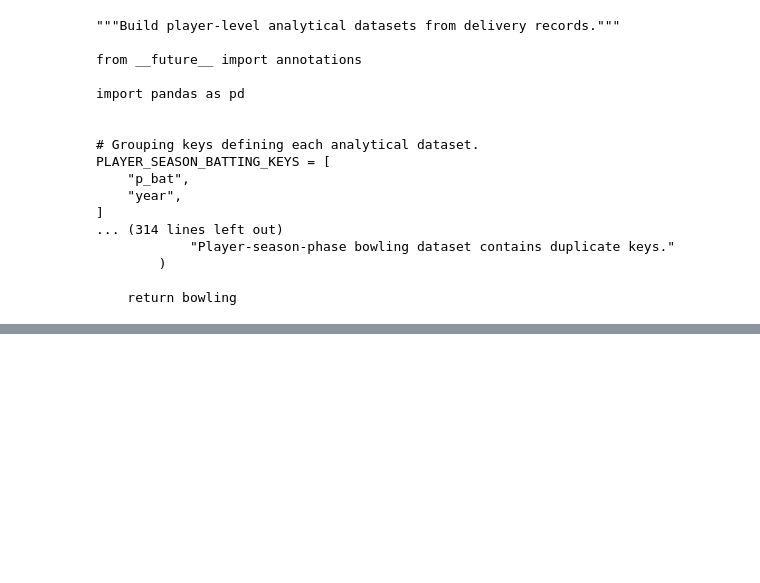
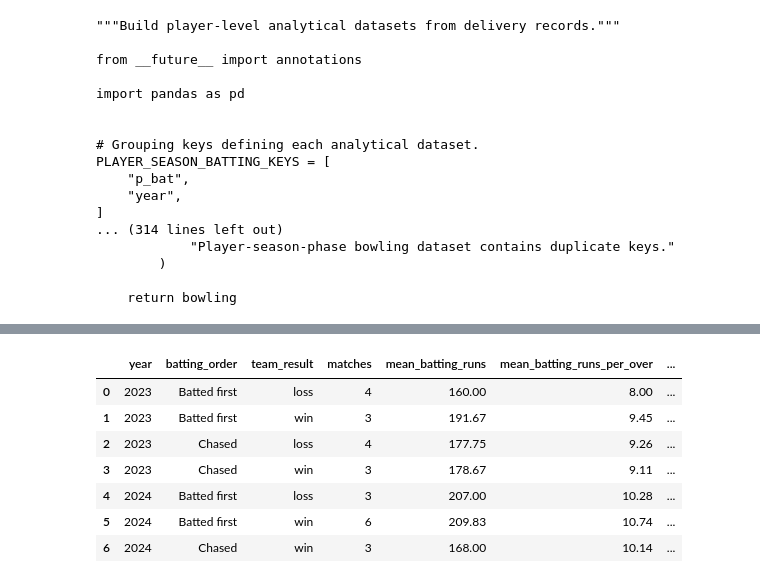
Before and after one commit to SohamBhow22/Hackathon_DPL2026, a Jupyter notebook: notebooks/03_kkr_performance_analysis.ipynb, the cells around one changed output, grey strips where cells are left out. Drawn from its saved outputs; the diff is of its cells as text; code cells hidden in the pictures; blank space fills up the shorter version.

Commit message:
feat: complete scouting, tactical analysis and final visualisations

```diff
--- a/notebooks/03_kkr_performance_analysis.ipynb
+++ b/notebooks/03_kkr_performance_analysis.ipynb
@@ -1428,0 +2744,34 @@ PLAYER_SEASON_BATTING_KEYS = [
+# %%
+# Step 20: Check whether the win/loss patterns hold by season.
+
+season_outcome_comparison = (
+    kkr_match_analysis
+    .groupby(
+        ["year", "batting_order", "team_result"],
+        observed=True,
+    )
+    .agg(
+        matches=("p_match", "nunique"),
+        mean_batting_runs=("batting_runs", "mean"),
+        mean_batting_runs_per_over=("batting_runs_per_over", "mean"),
+        mean_bowling_economy=("runs_per_over", "mean"),
+        mean_bowling_dot_pct=("dot_ball_pct", "mean"),
+        mean_bowling_wickets=("wickets", "mean"),
+        mean_boundary_runs_conceded_per_over=(
+            "boundary_runs_per_over", "mean"
+        ),
+    )
+    .reset_index()
+    .round(2)
+)
+
+display(season_outcome_comparison)
+# %% [output]
+|  | year | batting_order | team_result | matches | mean_batting_runs | mean_batting_runs_per_over | ... |
+| 0 | 2023 | Batted first | loss | 4 | 160.00 | 8.00 | ... |
+| 1 | 2023 | Batted first | win | 3 | 191.67 | 9.45 | ... |
+| 2 | 2023 | Chased | loss | 4 | 177.75 | 9.26 | ... |
+| 3 | 2023 | Chased | win | 3 | 178.67 | 9.11 | ... |
+| 4 | 2024 | Batted first | loss | 3 | 207.00 | 10.28 | ... |
+| 5 | 2024 | Batted first | win | 6 | 209.83 | 10.74 | ... |
+| 6 | 2024 | Chased | win | 3 | 168.00 | 10.14 | ... |
```
Also changed, not shown: parts of 21 cells of this notebook, 4 other files.
